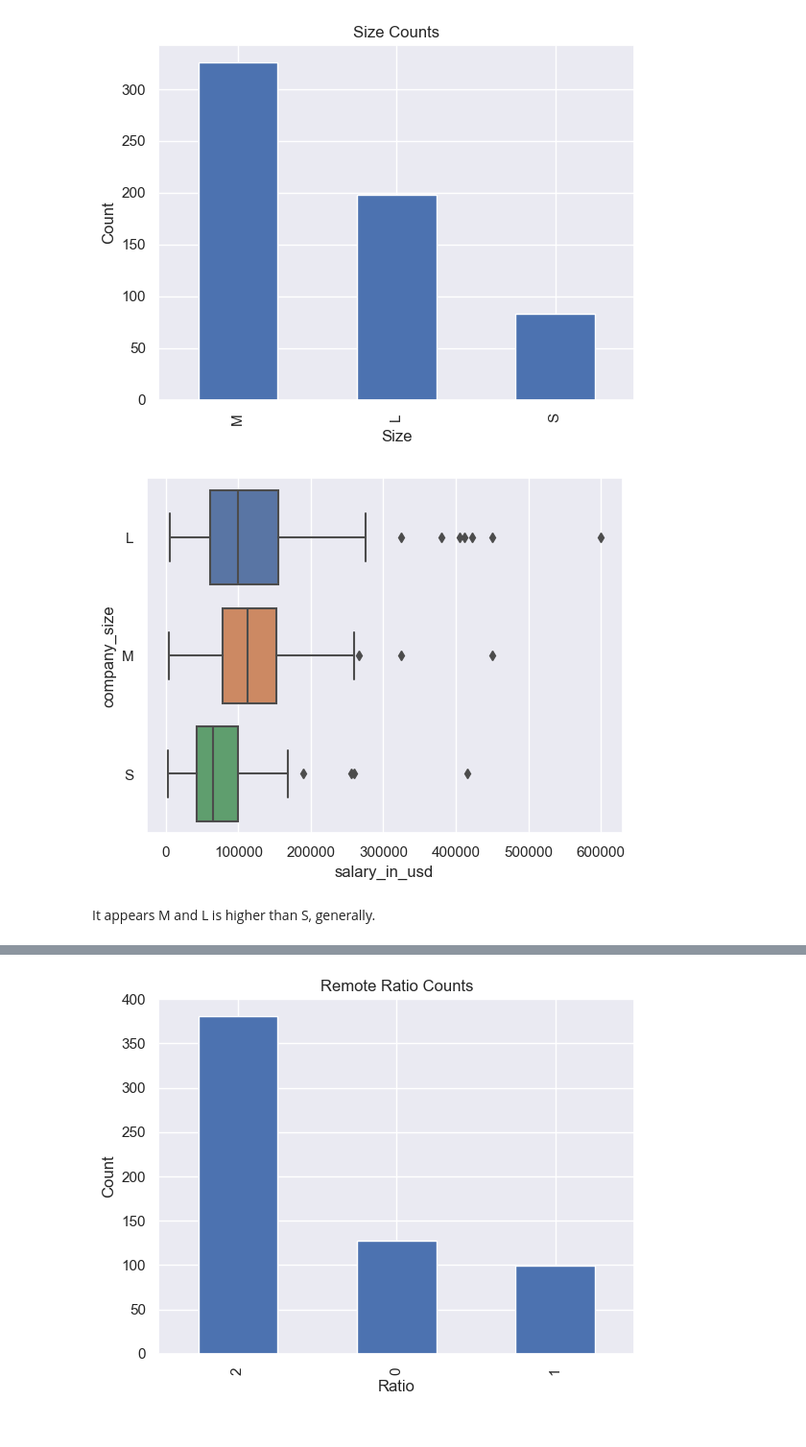
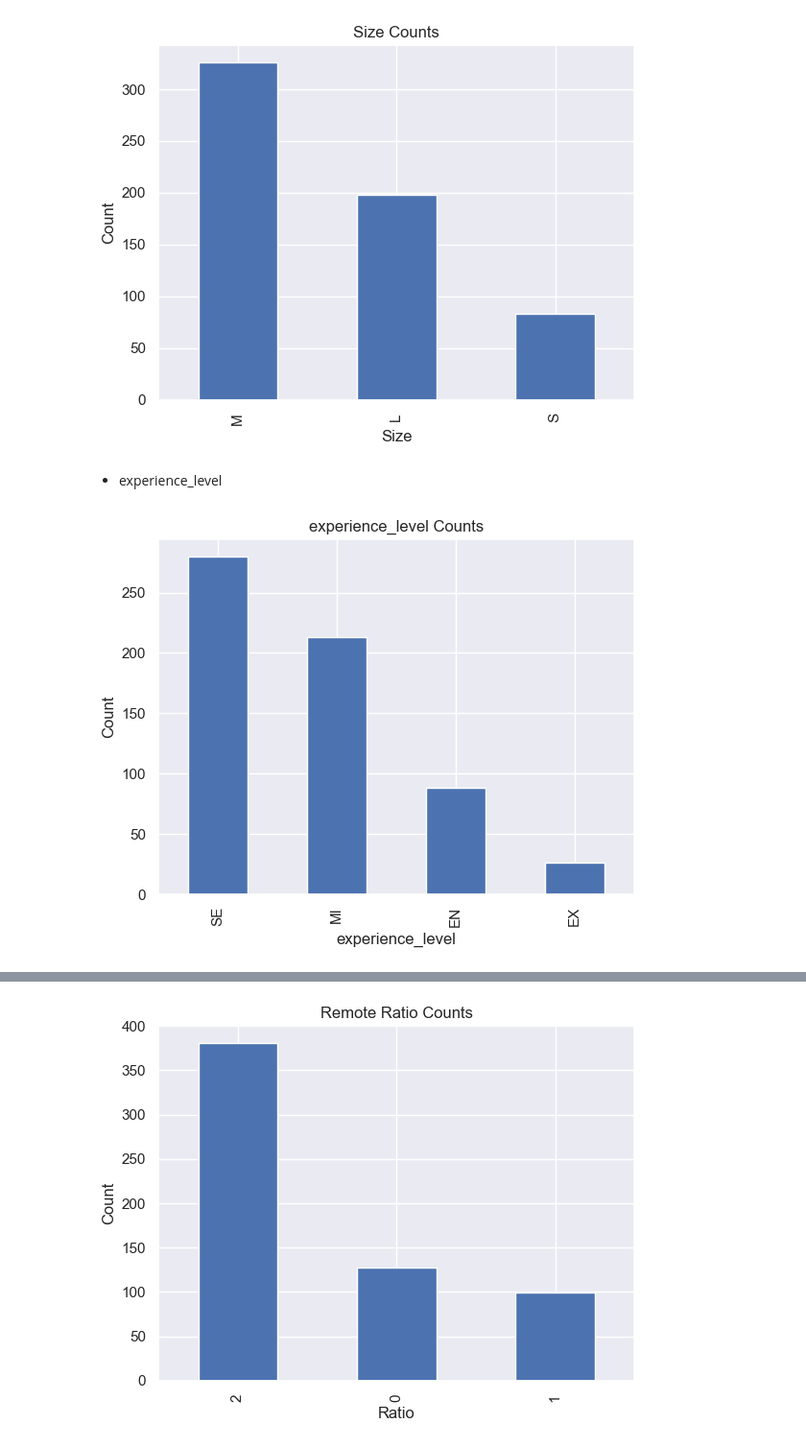
Before and after one commit to legitaxes/sc1015-mini_assignment, a Jupyter notebook: EDA-of-Dataset.ipynb, the cells around one changed output, grey strips where cells are left out. Shown: that part at 96% size. Drawn from its saved outputs; the diff is of its cells as text; code cells hidden in the pictures.

```diff
--- a/EDA-of-Dataset.ipynb
+++ b/EDA-of-Dataset.ipynb
@@ -209,10 +161,15 @@ plt.ylabel('Count')
 plt.show()
 # %% [output]
 [figure]
-# %%
-sb.boxplot(data=dsdata, x='salary_in_usd', y='company_size', order=["L", "M", "S"])
-plt.show()
-# %% [output]
-[figure]
-# %% [markdown]
-It appears M and L is higher than S, generally.
+# %% [markdown]
+- experience_level
+# %%
+experience_level = dsdata['experience_level']
+counts = experience_level.value_counts()
+counts.plot(kind='bar')
+plt.title('experience_level Counts')
+plt.xlabel('experience_level')
+plt.ylabel('Count')
+plt.show()
+# %% [output]
+[figure, added]
```
Also changed, not shown: parts of 46 cells of this notebook.
